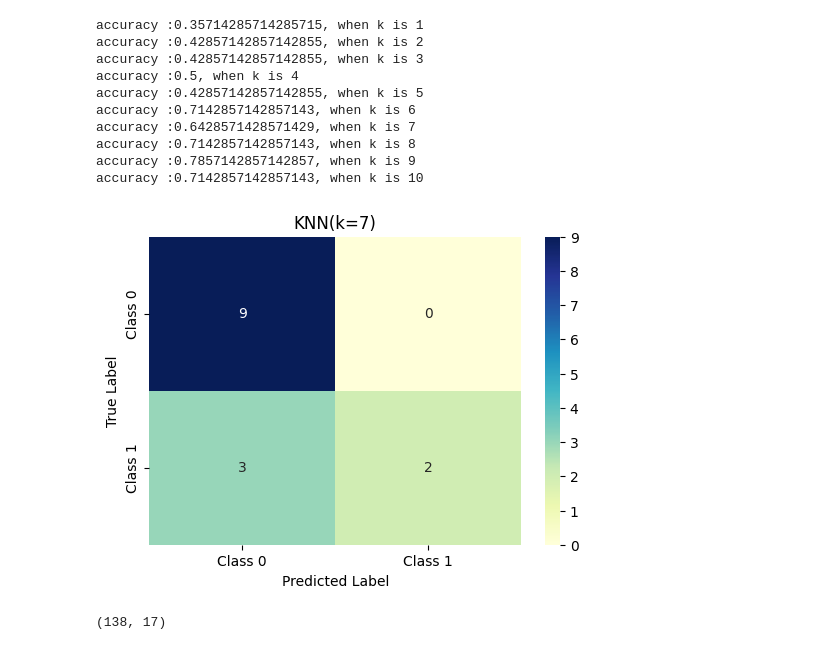
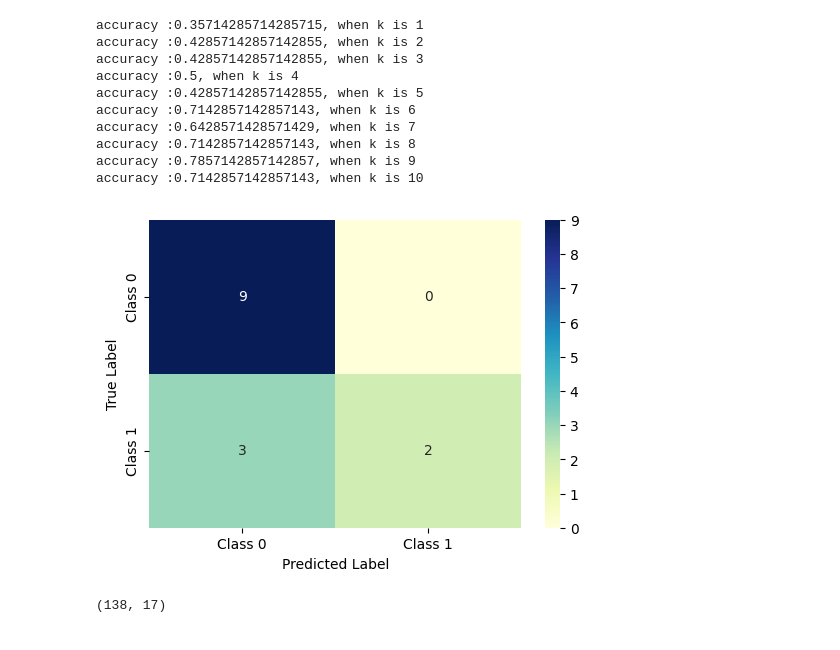
Before and after one commit to Brijesh-sharma-jangid/College, a Jupyter notebook: College/CV.ipynb, the cells around one changed output. Drawn from its saved outputs; the diff is of its cells as text; code cells hidden in the pictures.

```diff
--- a/College/CV.ipynb
+++ b/College/CV.ipynb
@@ -265,15 +265,14 @@ y_hat = knn.predict(X_test_scaled)
 # %%
 cm = confusion_matrix(y_test, y_hat)
 plt.figure(figsize=(6, 4))
 sns.heatmap(cm, annot=True, cmap='YlGnBu',
             xticklabels=['Class 0', 'Class 1'],
             yticklabels=['Class 0', 'Class 1'])
-plt.title('KNN(k=7)')
 plt.ylabel('True Label')
 plt.xlabel('Predicted Label')
 plt.show()
 # %% [output]
-[figure, old version]
+[figure, new version]
 # %%
 df_test = pd.read_csv("wavlet_test.csv")
 df_test.shape
```
